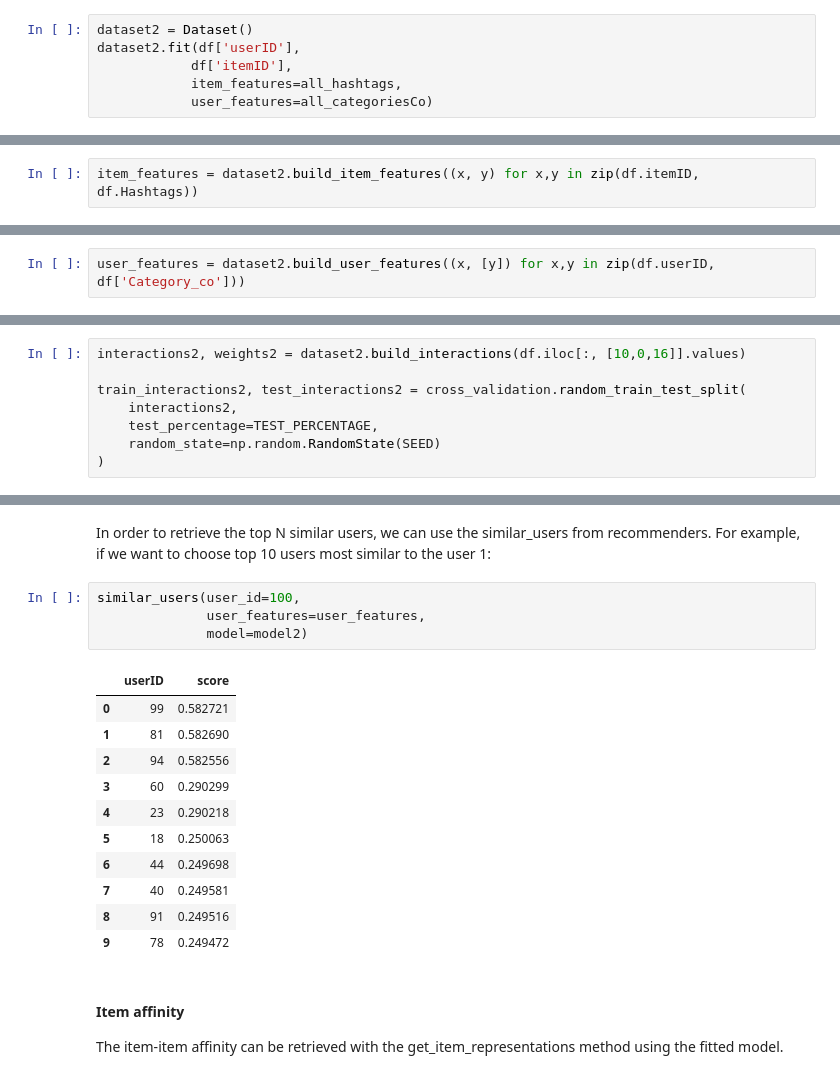
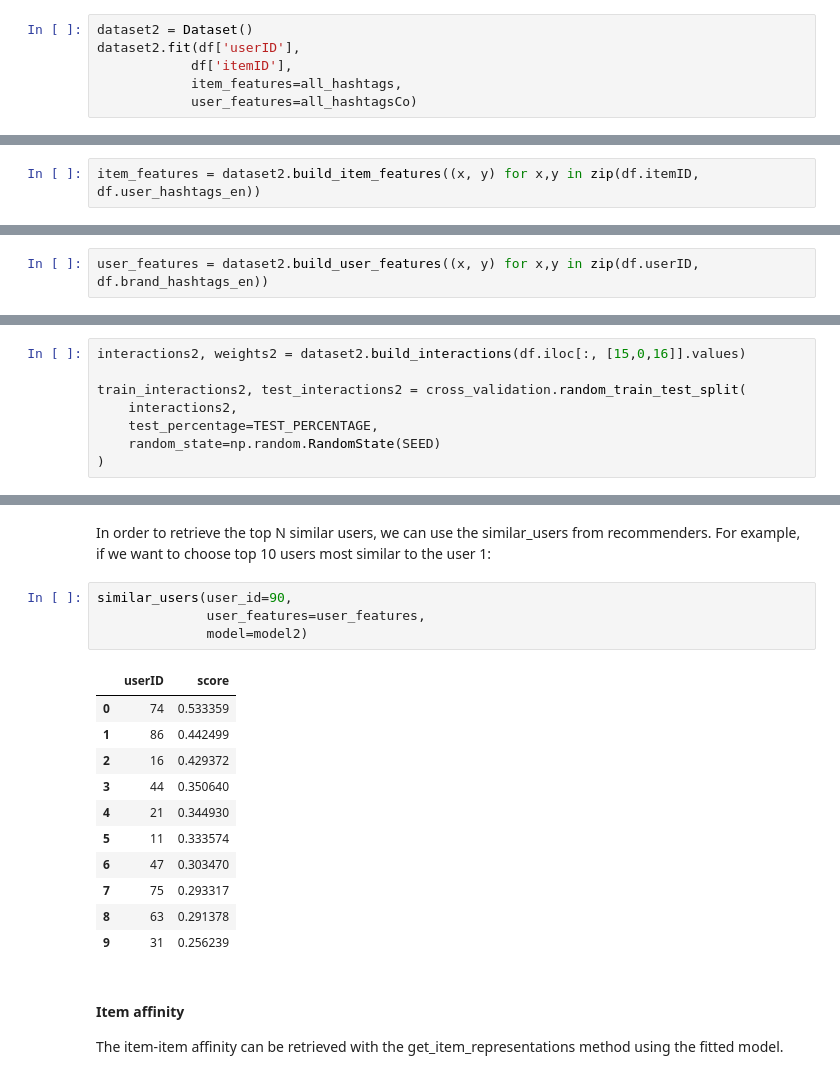
Before and after one commit to Ingernieros-del-IE/influence_marketing, a Jupyter notebook: influence_marketing_reco/models/lightfm.ipynb, the cells around one changed output, grey strips where cells are left out. Cells and saved outputs as stored; diff of their text form.

```diff
--- a/influence_marketing_reco/models/lightfm.ipynb
+++ b/influence_marketing_reco/models/lightfm.ipynb
@@ -294,21 +232,21 @@ dataset2 = Dataset()
 dataset2.fit(df['userID'],
             df['itemID'],
             item_features=all_hashtags,
-            user_features=all_categoriesCo)
+            user_features=all_hashtagsCo)
 # %% [markdown]
 The hashtags are then converted into a item feature matrix using the build_item_features method as follows:
 # %%
-item_features = dataset2.build_item_features((x, y) for x,y in zip(df.itemID, df.Hashtags))
+item_features = dataset2.build_item_features((x, y) for x,y in zip(df.itemID, df.user_hashtags_en))
 # %% [markdown]
 The user occupations are then converted into an user feature matrix using the build_user_features method as follows:
 # %%
-user_features = dataset2.build_user_features((x, [y]) for x,y in zip(df.userID, df['Category_co']))
+user_features = dataset2.build_user_features((x, y) for x,y in zip(df.userID, df.brand_hashtags_en))
 # %% [markdown]
 We will use cross_validation.random_train_test_split method to split the interaction data and splits it into two disjoint training and test sets.
 # %% [markdown]
 Once the item and user features matrices have been completed, we build the interaction matrix and split the interactions into train and test sets as follows:
 # %%
-interactions2, weights2 = dataset2.build_interactions(df.iloc[:, [10,0,16]].values)
+interactions2, weights2 = dataset2.build_interactions(df.iloc[:, [15,0,16]].values)
 
 train_interactions2, test_interactions2 = cross_validation.random_train_test_split(
     interactions2,
@@ -435,21 +406,21 @@ array([[-0.31070885,  0.464963  , -0.20998643, ..., -0.05488526,
 # %% [markdown]
 In order to retrieve the top N similar users, we can use the similar_users from recommenders. For example, if we want to choose top 10 users most similar to the user 1:
 # %%
-similar_users(user_id=100,
+similar_users(user_id=90,
               user_features=user_features,
               model=model2)
 # %% [output]
 |  | userID | score |
-| 0 | 99 | 0.582721 |
-| 1 | 81 | 0.582690 |
-| 2 | 94 | 0.582556 |
-| 3 | 60 | 0.290299 |
-| 4 | 23 | 0.290218 |
-| 5 | 18 | 0.250063 |
-| 6 | 44 | 0.249698 |
-| 7 | 40 | 0.249581 |
-| 8 | 91 | 0.249516 |
-| 9 | 78 | 0.249472 |
+| 0 | 74 | 0.533359 |
+| 1 | 86 | 0.442499 |
+| 2 | 16 | 0.429372 |
+| 3 | 44 | 0.350640 |
+| 4 | 21 | 0.344930 |
+| 5 | 11 | 0.333574 |
+| 6 | 47 | 0.303470 |
+| 7 | 75 | 0.293317 |
+| 8 | 63 | 0.291378 |
+| 9 | 31 | 0.256239 |
 # %% [markdown]
 #### Item affinity
 
```
Also changed, not shown: parts of 30 cells of this notebook, 46 other files.
